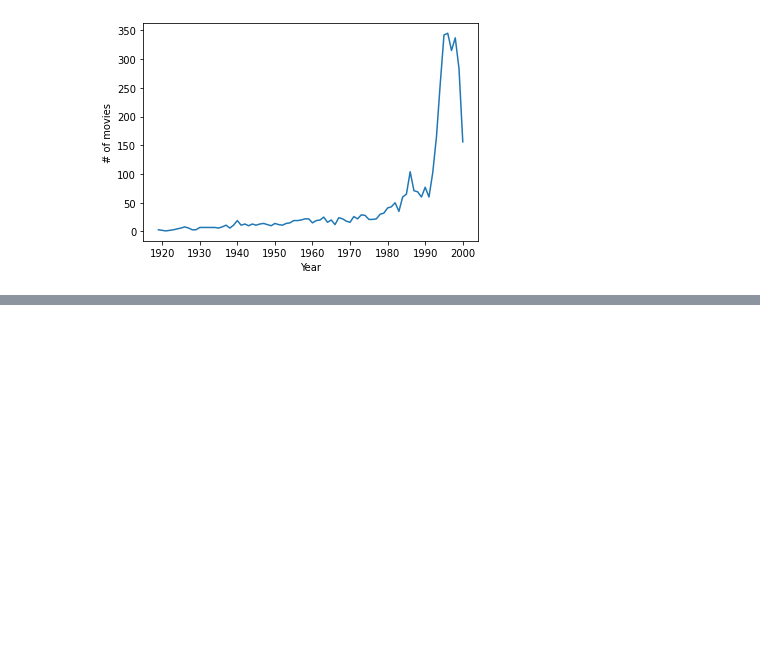
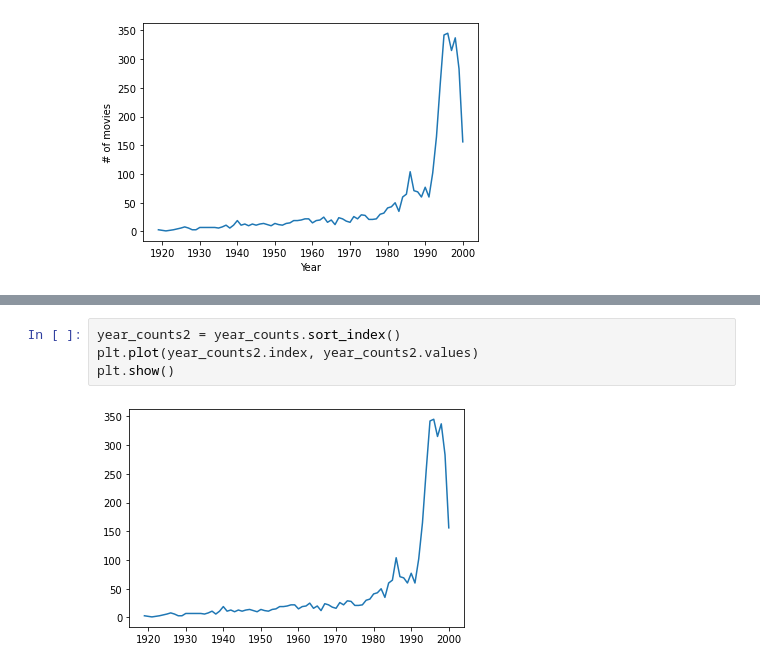
Before and after one commit to JakeOh/202208_itw_java134_lab_python, a Jupyter notebook: py25_movielens.ipynb, the cells around one changed output, grey strips where cells are left out. Saved outputs shown, nothing was run; the diff lists cells and outputs as text; blank space fills up the shorter version.

```diff
--- a/py25_movielens.ipynb
+++ b/py25_movielens.ipynb
@@ -226,0 +232,6 @@ plt.show()
+# %%
+year_counts2 = year_counts.sort_index()
+plt.plot(year_counts2.index, year_counts2.values)
+plt.show()
+# %% [output]
+[figure, added]
```
Also changed, not shown: parts of 1 cell of this notebook.
